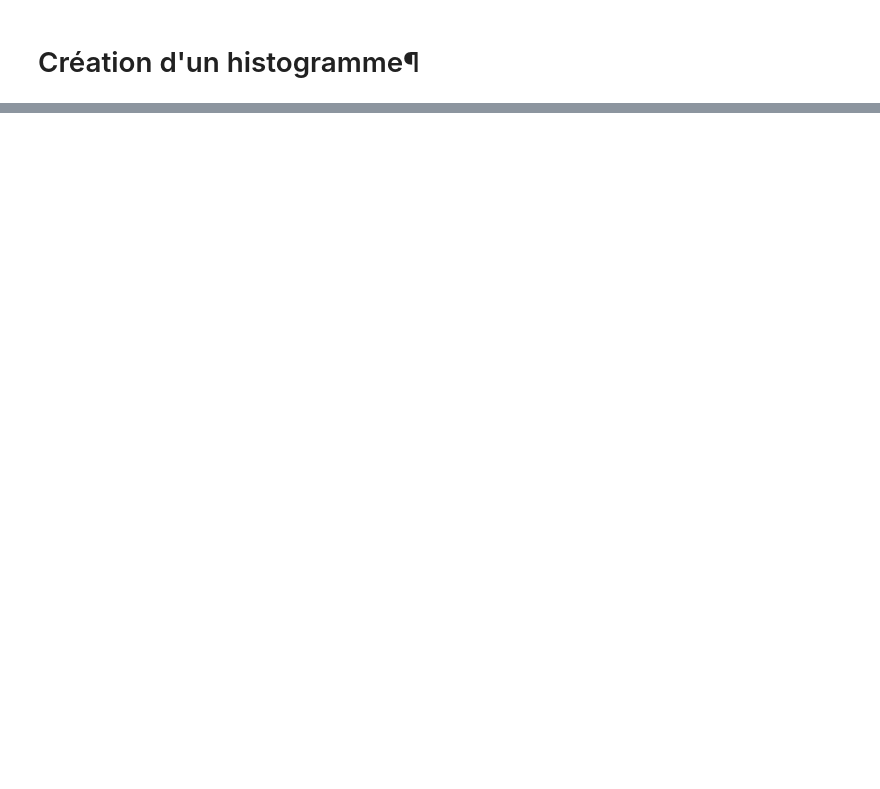
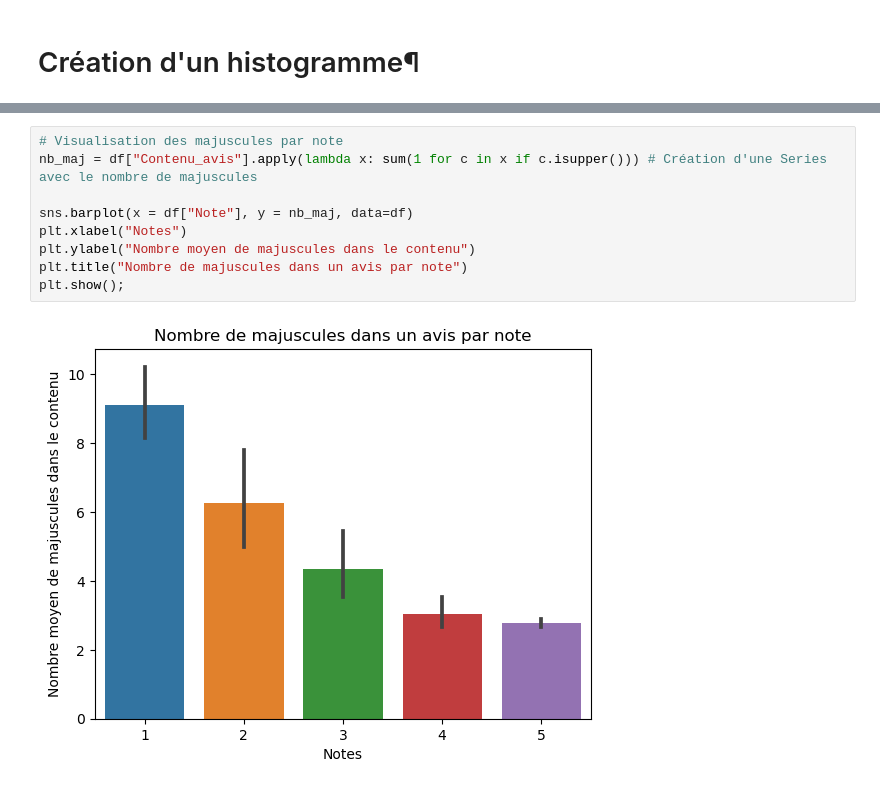
Before and after one commit to AzemoFrank/dst-supply-chain, a Jupyter notebook: Script_1_scraper.ipynb, the cells around one changed output, grey strips where cells are left out. Drawn from its saved outputs; the diff is of its cells as text; blank space fills up the shorter version.

```diff
--- a/Script_1_scraper.ipynb
+++ b/Script_1_scraper.ipynb
@@ -463,0 +494,11 @@ plt.show()
+# %%
+# Visualisation des majuscules par note
+nb_maj = df["Contenu_avis"].apply(lambda x: sum(1 for c in x if c.isupper())) # Création d'une Series avec le nombre de majuscules
+
+sns.barplot(x = df["Note"], y = nb_maj, data=df)
+plt.xlabel("Notes")
+plt.ylabel("Nombre moyen de majuscules dans le contenu")
+plt.title("Nombre de majuscules dans un avis par note")
+plt.show();
+# %% [output]
+[figure, added]
```
Also changed, not shown: parts of 17 cells of this notebook, 2 other files.
